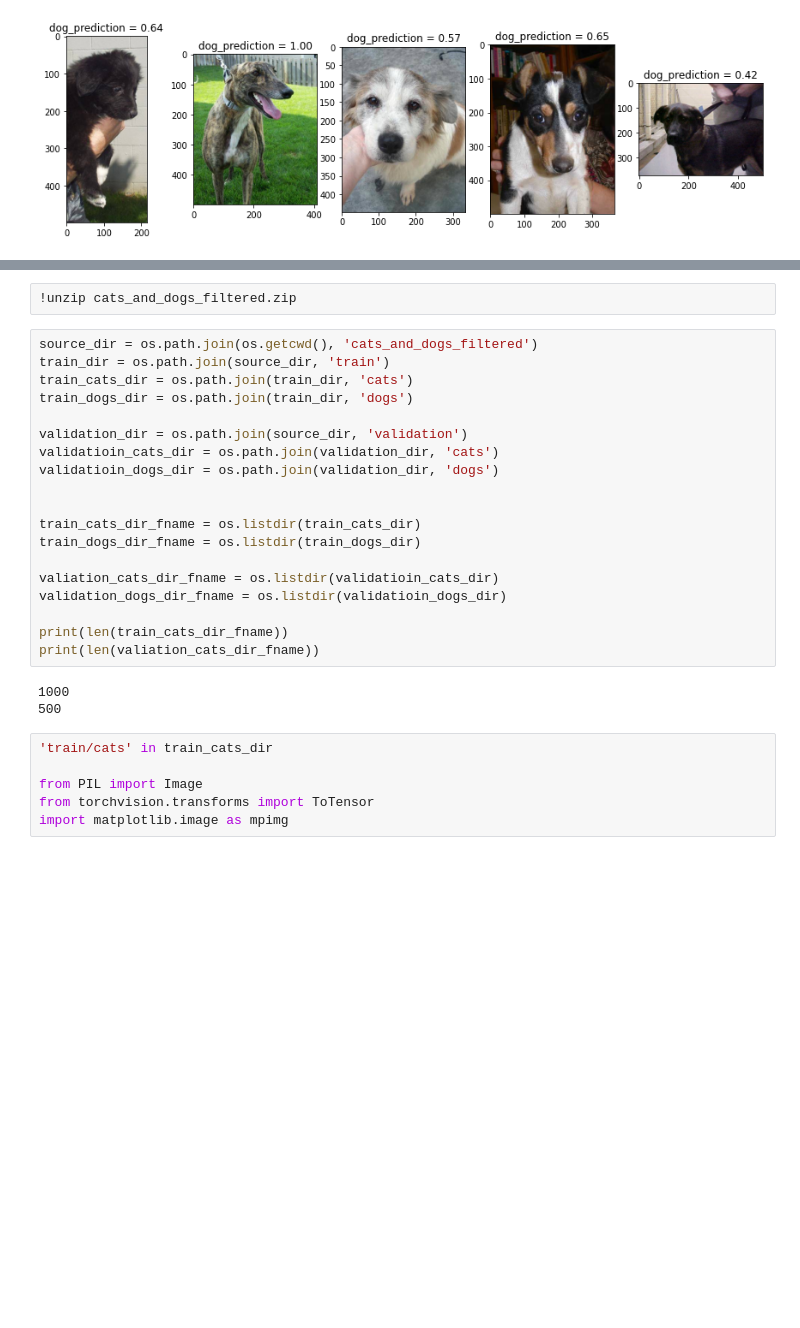
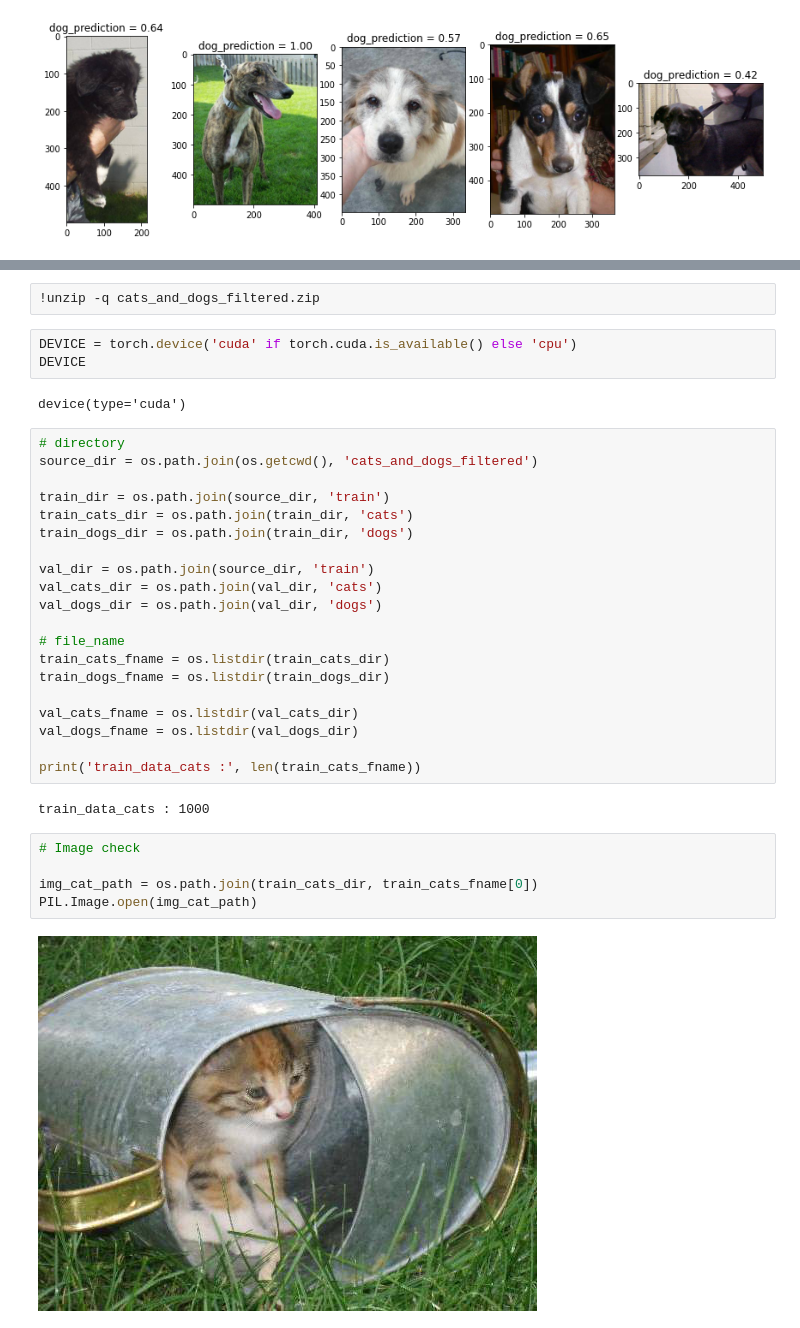
Before and after one commit to jinwoo3239/DeepLearning_study, a Jupyter notebook: Untitled4.ipynb, the cells around one changed output, grey strips where cells are left out. Saved outputs shown, nothing was run; the diff lists cells and outputs as text; blank space fills up the shorter version.

```diff
--- a/Untitled4.ipynb
+++ b/Untitled4.ipynb
@@ -250,33 +219,39 @@ from torchvision import transforms
 # %%
-!unzip cats_and_dogs_filtered.zip
+!unzip -q cats_and_dogs_filtered.zip
+# %%
+DEVICE = torch.device('cuda' if torch.cuda.is_available() else 'cpu')
+DEVICE
+# %% [output]
+device(type='cuda')
 # %%
+# directory
 source_dir = os.path.join(os.getcwd(), 'cats_and_dogs_filtered')
+
 train_dir = os.path.join(source_dir, 'train')
 train_cats_dir = os.path.join(train_dir, 'cats')
 train_dogs_dir = os.path.join(train_dir, 'dogs')
 
-validation_dir = os.path.join(source_dir, 'validation')
-validatioin_cats_dir = os.path.join(validation_dir, 'cats')
-validatioin_dogs_dir = os.path.join(validation_dir, 'dogs')
+val_dir = os.path.join(source_dir, 'train')
+val_cats_dir = os.path.join(val_dir, 'cats')
+val_dogs_dir = os.path.join(val_dir, 'dogs')
 
+# file_name
+train_cats_fname = os.listdir(train_cats_dir)
+train_dogs_fname = os.listdir(train_dogs_dir)
 
-train_cats_dir_fname = os.listdir(train_cats_dir)
-train_dogs_dir_fname = os.listdir(train_dogs_dir)
+val_cats_fname = os.listdir(val_cats_dir)
+val_dogs_fname = os.listdir(val_dogs_dir)
 
-valiation_cats_dir_fname = os.listdir(validatioin_cats_dir)
-validation_dogs_dir_fname = os.listdir(validatioin_dogs_dir)
-
-print(len(train_cats_dir_fname))
-print(len(valiation_cats_dir_fname))
+print('train_data_cats :', len(train_cats_fname))
 # %% [output]
-1000
-500
+train_data_cats : 1000
-# %%
-'train/cats' in train_cats_dir
-
-from PIL import Image
-from torchvision.transforms import ToTensor
-import matplotlib.image as mpimg
+# %%
+# Image check
+
+img_cat_path = os.path.join(train_cats_dir, train_cats_fname[0])
+PIL.Image.open(img_cat_path)
+# %% [output]
+[figure, added]
 # %%
 class CustomDataset(torch.utils.data.Dataset):
 
```
Also changed, not shown: parts of 29 cells of this notebook.
